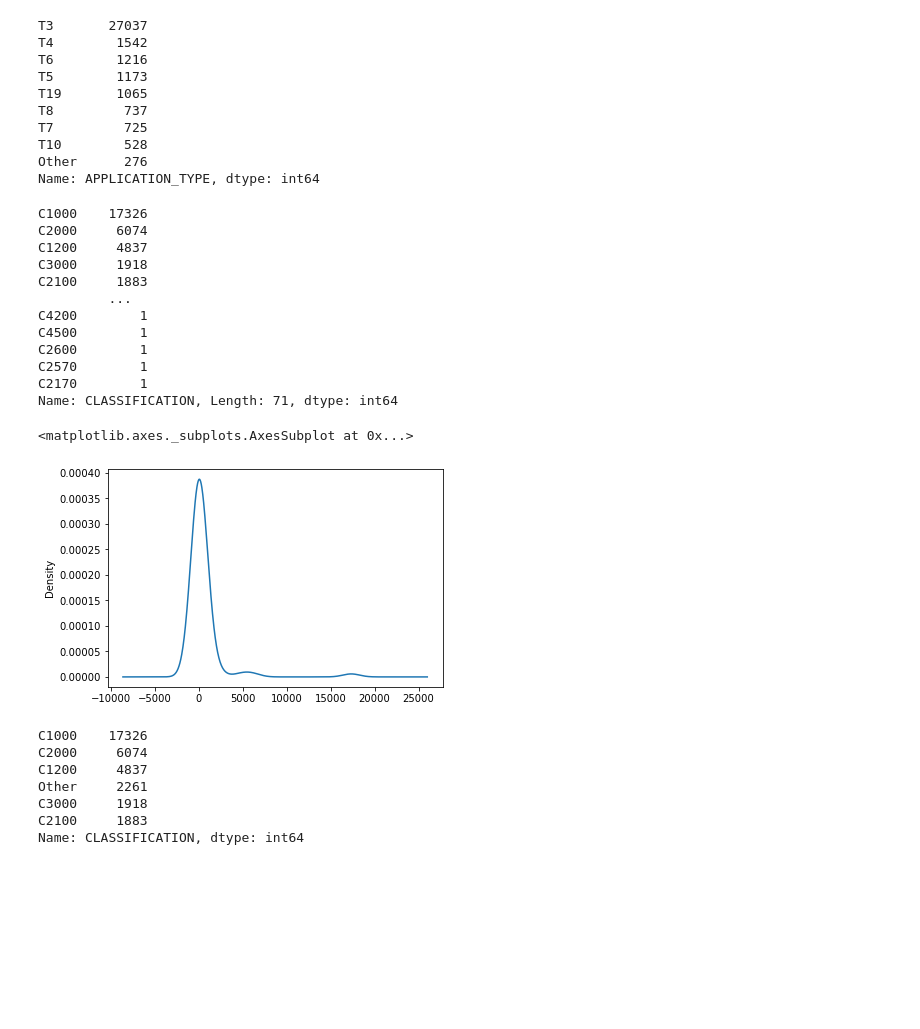
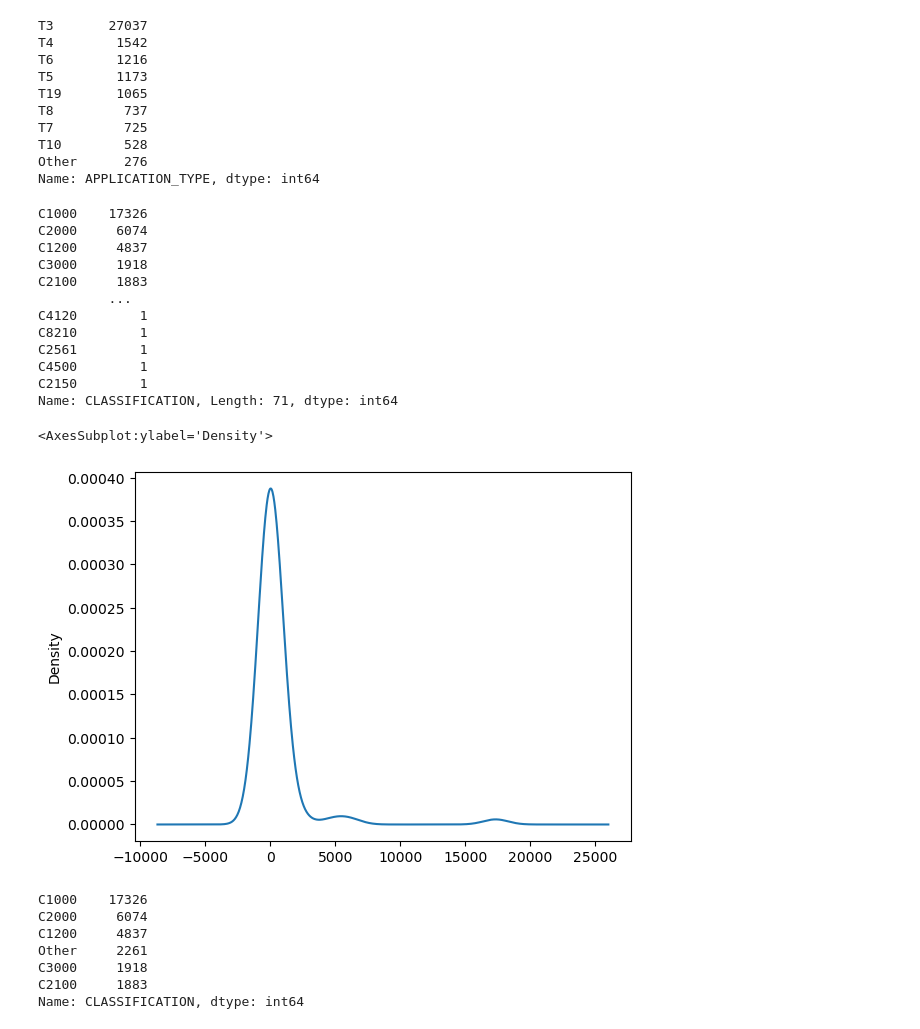
Before and after one commit to kwinterling/Neural_Network_Charity_Analysis, a Jupyter notebook: AlphabetSoupCharity.ipynb, the cells around one changed output. Saved outputs shown, nothing was run; the diff lists cells and outputs as text; code cells hidden in the pictures; blank space fills up the shorter version.

```diff
--- a/AlphabetSoupCharity.ipynb
+++ b/AlphabetSoupCharity.ipynb
@@ -22,4 +22,6 @@ application_df.head()
 | 4 | 10556103 | GENETIC RESEARCH INSTITUTE OF THE... | T3 | Independent | C1000 | Heathcare | Trust | 1 | ... |
 # %%
 # Drop the non-beneficial ID columns, 'EIN' and 'NAME'.
-#  YOUR CODE GOES HERE
+application_df.drop(["EIN", "NAME"], axis=1, inplace=True)
+
+application_df.head()
@@ -40,7 +49,8 @@ IS_SUCCESSFUL                2
 dtype: int64
 # %%
 # Look at APPLICATION_TYPE value counts for binning
-#  YOUR CODE GOES HERE
+app_type_counts = application_df["APPLICATION_TYPE"].value_counts()
+app_type_counts
 # %% [output]
 T3     27037
 T4      1542
@@ -69,6 +79,6 @@ Name: APPLICATION_TYPE, dtype: int64
 # %%
 # Determine which values to replace if counts are less than ...?
-#  YOUR CODE GOES HERE
+replace_application = list(app_type_counts[app_type_counts < 200].index)
 
 # Replace in dataframe
 for app in replace_application:
@@ -89,7 +99,8 @@ Other      276
 Name: APPLICATION_TYPE, dtype: int64
 # %%
 # Look at CLASSIFICATION value counts for binning
-#  YOUR CODE GOES HERE
+classification_counts = application_df["CLASSIFICATION"].value_counts()
+classification_counts
 # %% [output]
 C1000    17326
 C2000     6074
@@ -97,17 +108,17 @@ C1200     4837
 C3000     1918
 C2100     1883
          ...
-C4200        1
+C4120        1
+C8210        1
+C2561        1
 C4500        1
-C2600        1
-C2570        1
-C2170        1
+C2150        1
 Name: CLASSIFICATION, Length: 71, dtype: int64
 # %%
 # Visualize the value counts of CLASSIFICATION
-#  YOUR CODE GOES HERE
+classification_counts.plot.density()
 # %% [output]
-<matplotlib.axes._subplots.AxesSubplot at 0x...>
+<AxesSubplot:ylabel='Density'>
-[figure, old version]
+[figure, new version]
 # %%
 # Determine which values to replace if counts are less than ..?
```
Also changed, not shown: parts of 9 cells of this notebook.
